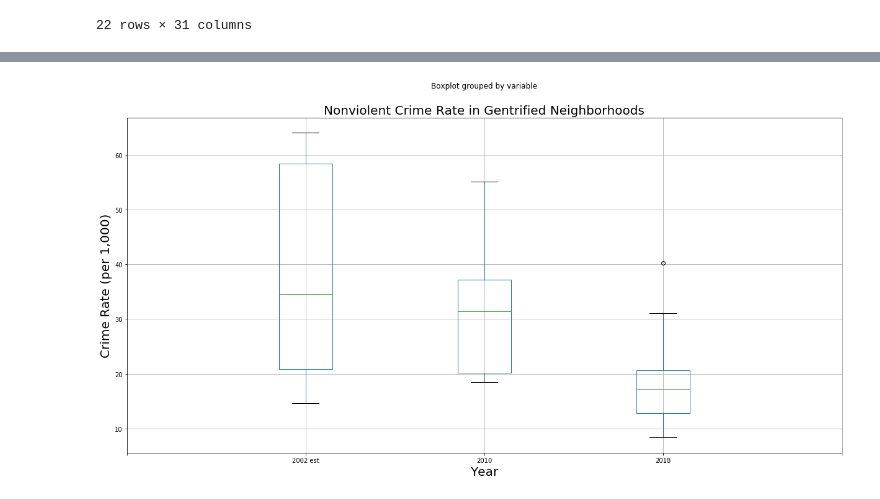
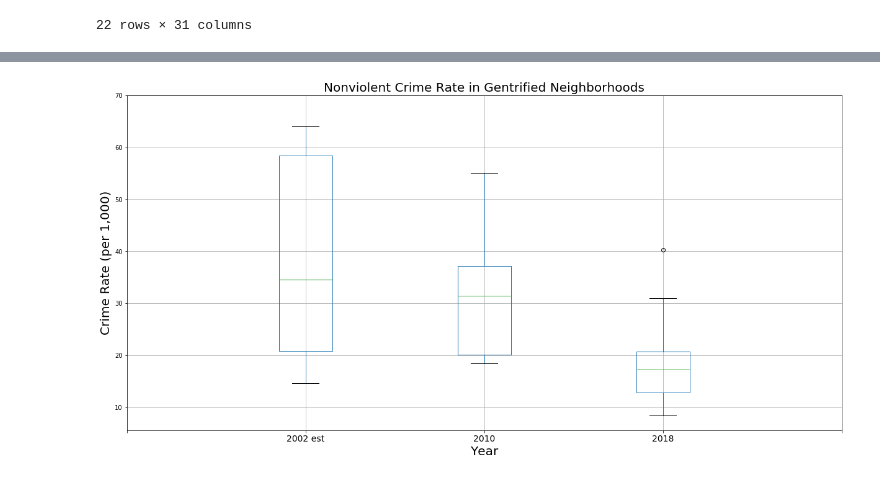
Before and after one commit to ajdeschenes/RuPaulsitory, a Jupyter notebook: crime/chicago_crime_api_json.ipynb, the cells around one changed output, grey strips where cells are left out. Saved outputs shown, nothing was run; the diff lists cells and outputs as text; code cells hidden in the pictures.

Commit message:
Uploading file with export jpgs

```diff
--- a/crime/chicago_crime_api_json.ipynb
+++ b/crime/chicago_crime_api_json.ipynb
@@ -731,20 +731,22 @@ crimerate_nonviolent_g
 # %%
 crimerate_nonviolent_g.boxplot("value", by="variable", figsize=(20, 10))
 
 plt.title('Nonviolent Crime Rate in Gentrified Neighborhoods', fontsize=20)
+plt.suptitle("")
+
 plt.xlabel('Year', fontsize=20)
 plt.ylabel('Crime Rate (per 1,000)', fontsize=20)
 
 # Limits for the Y axis
 bars = ('','2002 est', '2010', '2018','')
 y_pos = np.arange(len(bars))
 
 
 # Create names
-plt.xticks(y_pos, bars)
+plt.xticks(y_pos, bars, fontsize=14)
+plt.ylim(top=70)
 
-# Show graphic
-fig.savefig('output_reports_figures/nonviolent_gentrified.png')
-plt.show()
+# Export graphic
+plt.savefig('output_reports_figures/gentrified_nonviolent.png')
 # %% [output]
-[figure, old version]
+[figure, new version]
```
Also changed, not shown: parts of 17 cells of this notebook, 14 other files.
